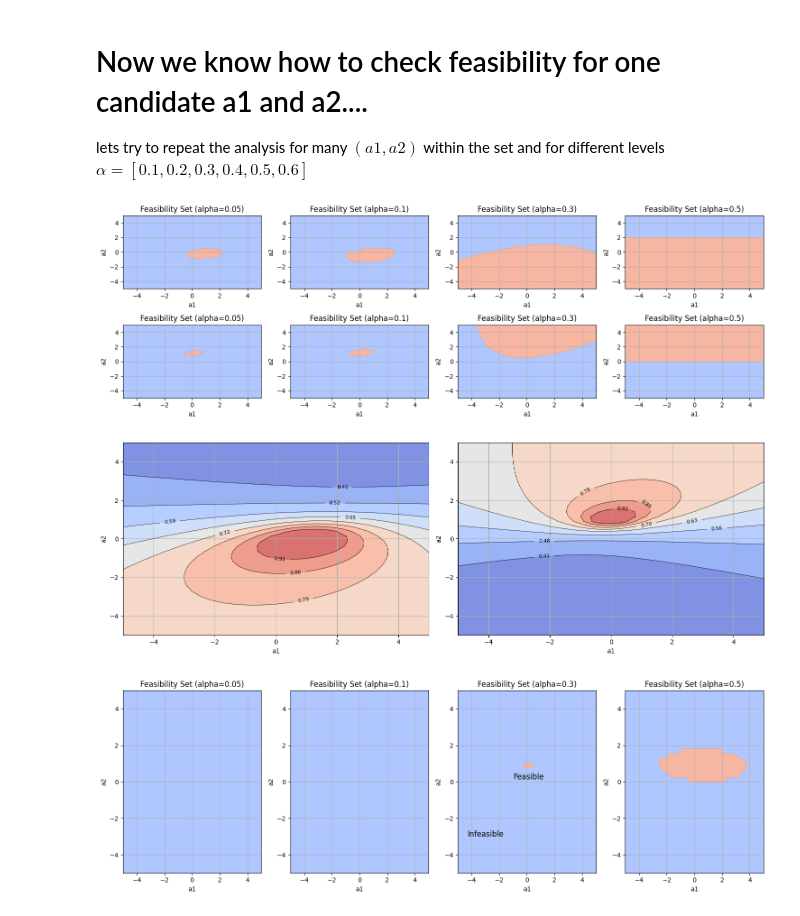
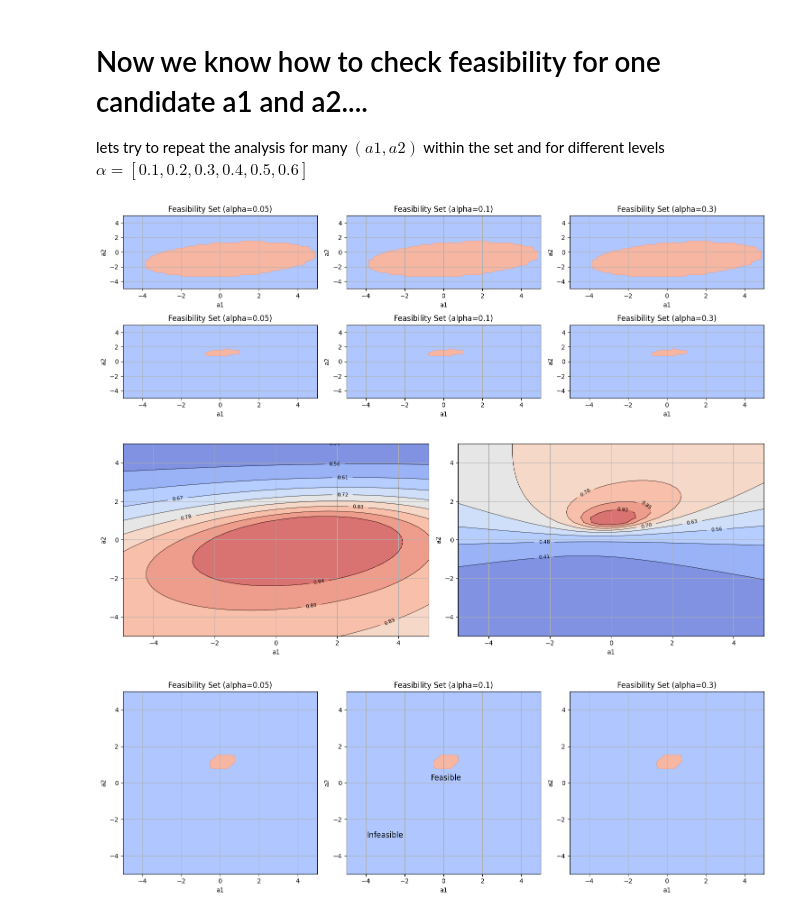
Before and after one commit to supsi-dacd-isaac/TeachDecisionMakingUncertainty, a Jupyter notebook: L04/CCP_feasibility_sets.ipynb, the cells around one changed output. Cells and saved outputs as stored; diff of their text form; code cells hidden in the pictures.

```diff
--- a/L04/CCP_feasibility_sets.ipynb
+++ b/L04/CCP_feasibility_sets.ipynb
@@ -225,7 +264,11 @@ is feasible? False
 # Function to compute probability P(g1 <= b1, g2 <= b2)
 
 def compute_probability_magingal_and_jointly(a1, a2, b=[0,0]):
-    A = np.array([[1 - a1, a2], [a1, 1 - a2]])  # Action-dependent matrix of coefficients
+
+    A = np.array(
+        [[1 - a1, a2],
+        [a1, 1 - a2]]
+                 )  # Action-dependent matrix of coefficients
 
     # transformation:
     mu_transformed = A @ mu  # Mean of Au transformed
@@ -241,8 +284,8 @@ def compute_probability_magingal_and_jointly(a1, a2, b=[0,0]):
 
     return prob_joint_g1_and_g2, prob_g1, prob_g2
 # %%
-alpha = 0.6
-b_selected = [2,1]
+one_minus_alpha = 0.9
+b_selected = [5,1]
 
 # slect a 1st  candidate decision
 a1=-2
@@ -259,9 +302,9 @@ print('Prob[g1<=b1 and g2<=b2]=', prob_jointly)
 
 print()
 print(f'Let us have a look at the indicator functions for (a1,a2)={a1,a2}')
-print(f'IS Prob[g2<=b1]>= 1- {alpha}?', prob_g1 >= 1- alpha)
-print(f'IS Prob[g2<=b2]>= 1- {alpha}?', prob_g2 >= 1- alpha)
-print(f'IS Prob[g1<=b1 and g2<=b2]>= 1- {alpha}?', prob_jointly >= 1- alpha)
+print(f'IS Prob[g2<=b1]>= 1- {alpha}?', prob_g1 >= one_minus_alpha)
+print(f'IS Prob[g2<=b2]>= 1- {alpha}?', prob_g2 >= one_minus_alpha)
+print(f'IS Prob[g1<=b1 and g2<=b2]>= 1- {alpha}?', prob_jointly >= one_minus_alpha)
 
 # slect a 2nd candidate decision
 a1=0.2
@@ -270,7 +313,6 @@ a2=0.3
 print()
 print('SECOND CANDIDATE DECISION')
 print('objective funtion = ', objective_function(a1,a2))
-
 
 prob_jointly, prob_g1, prob_g2 = compute_probability_magingal_and_jointly(a1, a2, b=b_selected)
 
@@ -281,9 +323,9 @@ print('Prob[g1<=b1 and g2<=b2]=', prob_jointly)
 
 print()
 print(f'Let us have a look at the indicator functions for (a1,a2)={a1,a2}')
-print(f'IS Prob[g2<=b1]>= 1- {alpha}?', prob_g1 >= 1- alpha)
-print(f'IS Prob[g2<=b2]>= 1- {alpha}?', prob_g2 >= 1- alpha)
-print(f'IS Prob[g1<=b1 and g2<=b2]>= 1- {alpha}?', prob_jointly >= 1- alpha)
+print(f'IS Prob[g2<=b1]>= 1- {alpha}?', prob_g1 >= one_minus_alpha)
+print(f'IS Prob[g2<=b2]>= 1- {alpha}?', prob_g2 >= one_minus_alpha)
+print(f'IS Prob[g1<=b1 and g2<=b2]>= 1- {alpha}?', prob_jointly >= one_minus_alpha)
 # %% [output]
 FIRST CANDIDATE DECISION
 objective funtion =  -6
@@ -314,13 +356,12 @@ a1_vals = np.linspace(-5, 5, 40)
 a2_vals = np.linspace(-5, 5, 40)
 A1, A2 = np.meshgrid(a1_vals, a2_vals)
 
-
-# Define constraint probabilities
-alpha_levels = [0.05, 0.1,  0.3, 0.5]
+# Define the required probability level
+alpha_levels = [0.05, 0.1,  0.3]
 # Compute feasibility for each alpha level
 fig, axes = plt.subplots(2, len(alpha_levels), figsize=(15, 5))
 for i, alpha in enumerate(alpha_levels):
-    feasibility_g1 = np.zeros_like(A1)
+    feasibility_g1 = np.zeros_like(A1) # prepare to save results in an matrix (array with all zeros, same size as A1)
     probability_g1 = np.zeros_like(A1)
     feasibility_g2 = np.zeros_like(A1)
     probability_g2 = np.zeros_like(A1)
@@ -329,13 +370,13 @@ for i, alpha in enumerate(alpha_levels):
     for x in range(A1.shape[0]):
         for y in range(A1.shape[1]):
             _, prob_g1, prob_g2 = compute_probability_magingal_and_jointly(A1[x, y], A2[x, y],b=b_selected)  # HERE WE ARE ONLY SAVING THE MARGINAL PROBABILITY
-            feasibility_g1[x, y] = prob_g1 >= 1 - alpha  # Compute if it feasibility or not (an indicator function)
-            feasibility_g2[x, y] = prob_g2 >= 1 - alpha
+            feasibility_g1[x, y] = prob_g1 >= one_minus_alpha  # Compute if it feasibility or not (an indicator function)
+            feasibility_g2[x, y] = prob_g2 >= one_minus_alpha
 
             probability_g1[x, y] = prob_g1  # save probabilities
             probability_g2[x, y] = prob_g2
 
-            objective_function_values[x, y] = objective_function(A1[x, y], A2[x, y])
+            objective_function_values[x, y] = objective_function(A1[x, y], A2[x, y]) # save objective function
 
 
     # Plot feasibility region
@@ -349,35 +390,35 @@ for i, alpha in enumerate(alpha_levels):
     axes[1,i].set_title(f'Feasibility Set (alpha={alpha})')
     axes[1,i].set_xlabel('a1')
     axes[1,i].set_ylabel('a2')
     axes[1,i].grid(True)
 
 plt.tight_layout()
 plt.show()
 
 
 # Plot feasibility region
 levels = np.linspace(np.min(probability_g1),np.max(probability_g1),10)
 fig, axes = plt.subplots(1, 2, figsize=(15, 5))
 contour_filled = axes[0].contourf(A1, A2, probability_g1, levels=levels, cmap='coolwarm', alpha=0.7)# Plot contour fill
 contour_lines = axes[0].contour(A1, A2, probability_g1, levels=levels, colors='k', linewidths=0.5)# Add contour lines
 axes[0].clabel(contour_lines, inline=True, fontsize=8, fmt="%.2f")# Label contour lines
 axes[0].set_xlabel('a1')
 axes[0].set_ylabel('a2')
 axes[0].grid(True)
 
 levels = np.linspace(np.min(probability_g2),np.max(probability_g2),10)
 contour_filled = axes[1].contourf(A1, A2, probability_g2, levels=levels, cmap='coolwarm', alpha=0.7)# Plot contour fill
 contour_lines = axes[1].contour(A1, A2, probability_g2, levels=levels, colors='k', linewidths=0.5)# Add contour lines
 axes[1].clabel(contour_lines, inline=True, fontsize=8, fmt="%.2f")# Label contour lines
 axes[1].set_xlabel('a1')
 axes[1].set_ylabel('a2')
 axes[1].grid(True)
 
 plt.tight_layout()
 plt.show()
 # %% [output]
-[figure, old version]
+[figure, new version]
-[figure, old version]
+[figure, new version]
 # %%
 #@title Repeat the analysis, but this this time we focus on the joint Chance Constraint
 # Compute feasibility for each alpha level
@@ -390,7 +431,7 @@ for i, alpha in enumerate(alpha_levels):
     for x in range(A1.shape[0]):
         for y in range(A1.shape[1]):
             prob, _, _ = compute_probability_magingal_and_jointly(A1[x, y], A2[x, y], b=b_selected)  # HERE WE ARE ONLY SAVING THE JOINT PROBABILITY
-            feasibility[x, y] = prob >= 1 - alpha  # save feasibility
+            feasibility[x, y] = prob >= one_minus_alpha  # save feasibility
             probability[x, y] = prob  # save probabilities
 
     # Plot feasibility region
@@ -410,7 +451,7 @@ for i, alpha in enumerate(alpha_levels):
 plt.tight_layout()
 plt.show()
 # %% [output]
-[figure, old version]
+[figure, new version]
 # %%
 #@title Visualize probability
 plt.figure(figsize=(10, 10))
```
Also changed, not shown: parts of 10 cells of this notebook.
